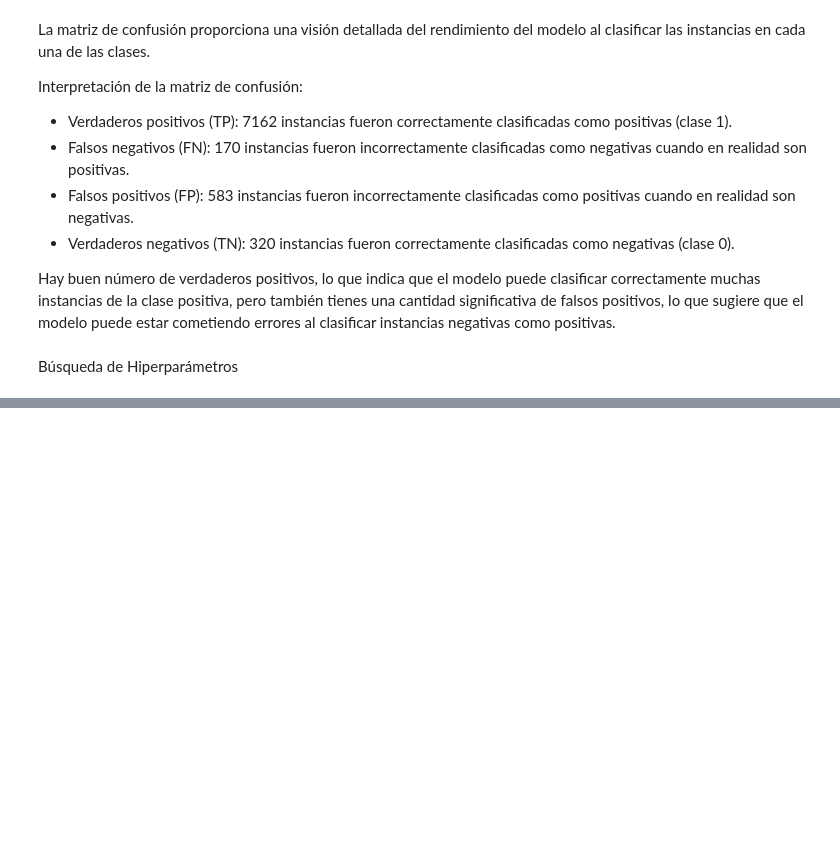
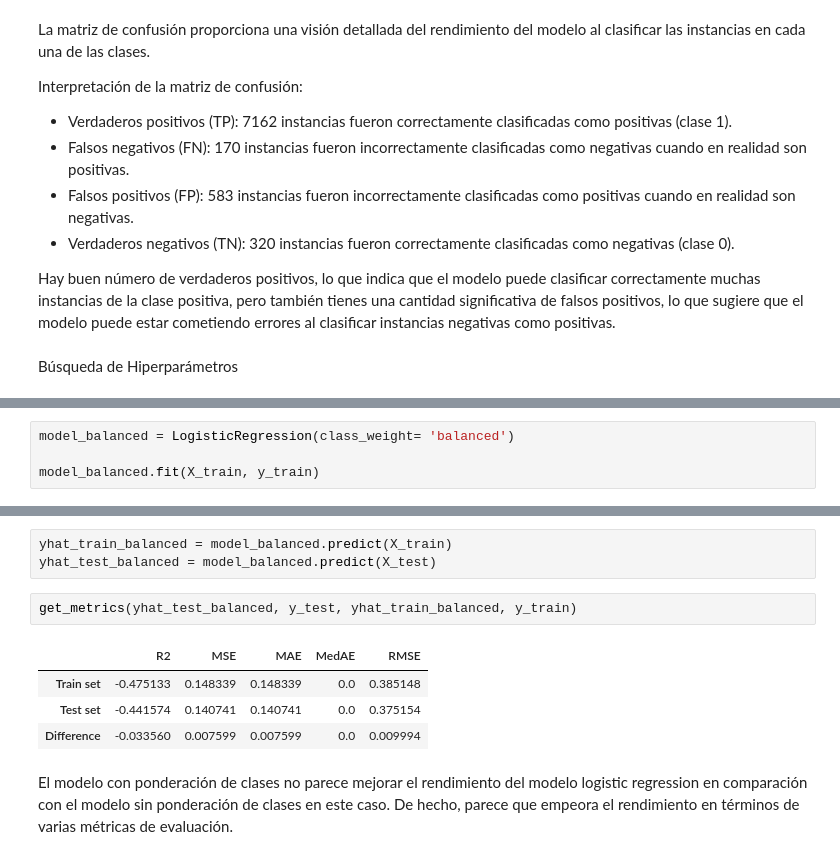
Before and after one commit to RmVa23/ML-Algorithm, a Jupyter notebook: src/modelo.ipynb, the cells around one changed output, grey strips where cells are left out. Drawn from its saved outputs; the diff is of its cells as text; blank space fills up the shorter version.

```diff
--- a/src/modelo.ipynb
+++ b/src/modelo.ipynb
@@ -235,0 +287,4 @@ print(f"Best hyperparameter: {grid.best_params_}")
+# %%
+model_balanced = LogisticRegression(class_weight= 'balanced')
+
+model_balanced.fit(X_train, y_train)
@@ -235,0 +303,12 @@ print(f"Best hyperparameter: {grid.best_params_}")
+# %%
+yhat_train_balanced = model_balanced.predict(X_train)
+yhat_test_balanced = model_balanced.predict(X_test)
+# %%
+get_metrics(yhat_test_balanced, y_test, yhat_train_balanced, y_train)
+# %% [output]
+|  | R2 | MSE | MAE | MedAE | RMSE |
+| Train set | -0.475133 | 0.148339 | 0.148339 | 0.0 | 0.385148 |
+| Test set | -0.441574 | 0.140741 | 0.140741 | 0.0 | 0.375154 |
+| Difference | -0.033560 | 0.007599 | 0.007599 | 0.0 | 0.009994 |
+# %% [markdown]
+El modelo con ponderación de clases no parece mejorar el rendimiento del modelo logistic regression en comparación con el modelo sin ponderación de clases en este caso. De hecho, parece que empeora el rendimiento en términos de varias métricas de evaluación.
```
Also changed, not shown: parts of 20 cells of this notebook, 1 other file.
